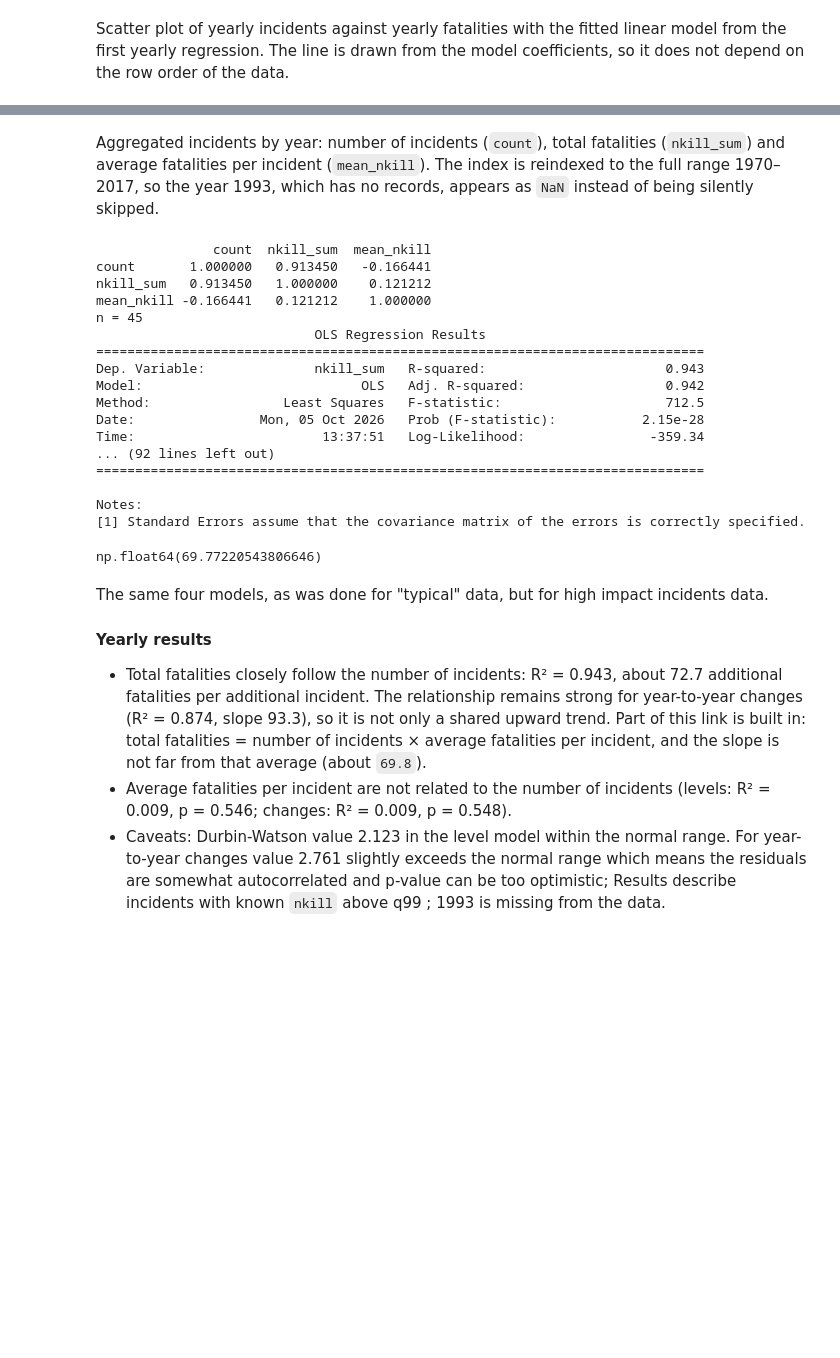
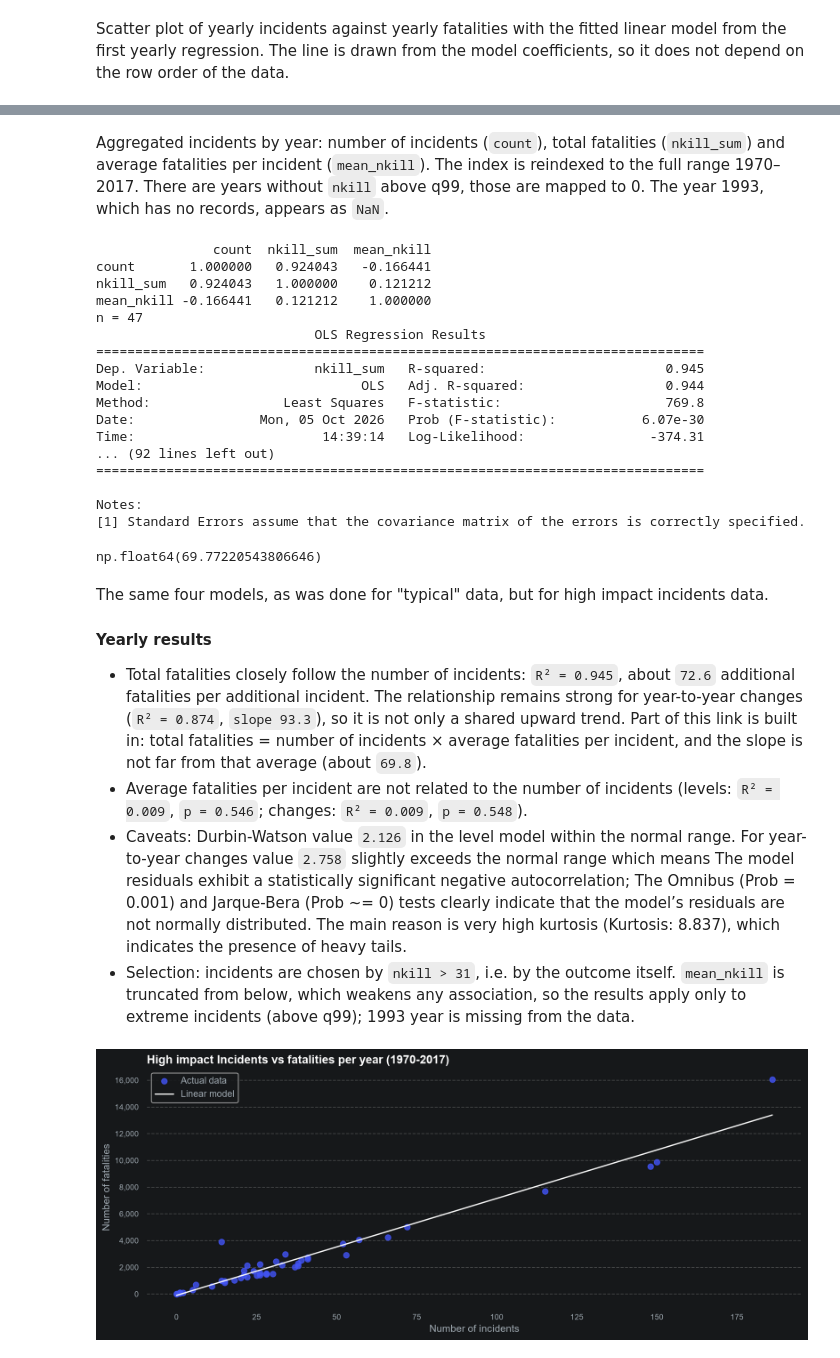
Before and after one commit to Olha-Kes/terrorism_hotspots, a Jupyter notebook: notebooks/eda_terrorism_hotspots.ipynb, the cells around one changed output, grey strips where cells are left out. Drawn from its saved outputs; the diff is of its cells as text; code cells hidden in the pictures; blank space fills up the shorter version.

Commit message:
Fix missed years for high_impact_incidents feature

```diff
--- a/notebooks/eda_terrorism_hotspots.ipynb
+++ b/notebooks/eda_terrorism_hotspots.ipynb
@@ -653,4 +653,13 @@ high_impact_incidents_yearly = (
     .agg(count=("nkill", "size"), nkill_sum=("nkill", "sum"))
     .reindex(range(1970, 2018))
 )
+
+no_data_years = high_impact_incidents_yearly.index.difference(df_clean["iyear"].unique())
+zero_incidents_years = high_impact_incidents_yearly.index[
+    high_impact_incidents_yearly["count"].isna()
+    & ~high_impact_incidents_yearly.index.isin(no_data_years)
+]
+high_impact_incidents_yearly.loc[zero_incidents_years, ["count", "nkill_sum"]] = 0
+print(high_impact_incidents_yearly.isna().sum())
+
 high_impact_incidents_yearly["mean_nkill"] = high_impact_incidents_yearly["nkill_sum"] / high_impact_incidents_yearly["count"]
@@ -657,5 +670,5 @@ high_impact_incidents_yearly["mean_nkill"] = high_impact_incidents_yearly["nkill
 # %% [markdown]
-Aggregated incidents by year: number of incidents (`count`), total fatalities (`nkill_sum`) and average fatalities per incident (`mean_nkill`). The index is reindexed to the full range 1970–2017, so the year 1993, which has no records, appears as `NaN` instead of being silently skipped.
+Aggregated incidents by year: number of incidents (`count`), total fatalities (`nkill_sum`) and average fatalities per incident (`mean_nkill`). The index is reindexed to the full range 1970–2017. There are years without `nkill` above q99, those are mapped to 0. The year 1993, which has no records, appears as `NaN`.
 # %%
 print(high_impact_incidents_yearly[["count", "nkill_sum", "mean_nkill"]].corr(method="spearman"))
 
@@ -666,17 +679,17 @@ outliers_res_year_mean_diff = fit_ols(high_impact_incidents_yearly.diff(), "mean
 high_impact_incidents["nkill"].mean()
 # %% [output]
                count  nkill_sum  mean_nkill
-count       1.000000   0.913450   -0.166441
-nkill_sum   0.913450   1.000000    0.121212
+count       1.000000   0.924043   -0.166441
+nkill_sum   0.924043   1.000000    0.121212
 mean_nkill -0.166441   0.121212    1.000000
-n = 45
+n = 47
                             OLS Regression Results
 ==============================================================================
-Dep. Variable:              nkill_sum   R-squared:                       0.943
-Model:                            OLS   Adj. R-squared:                  0.942
-Method:                 Least Squares   F-statistic:                     712.5
-Date:                Mon, 05 Oct 2026   Prob (F-statistic):           2.15e-28
-Time:                        13:37:51   Log-Likelihood:                -359.34
+Dep. Variable:              nkill_sum   R-squared:                       0.945
+Model:                            OLS   Adj. R-squared:                  0.944
+Method:                 Least Squares   F-statistic:                     769.8
+Date:                Mon, 05 Oct 2026   Prob (F-statistic):           6.07e-30
+Time:                        14:39:14   Log-Likelihood:                -374.31
 ... (92 lines left out)
 ==============================================================================
 
@@ -686,9 +699,29 @@ np.float64(69.77220543806646)
 # %% [markdown]
 The same four models, as was done for "typical" data, but for high impact incidents data.
 #### Yearly results
-- Total fatalities closely follow the number of incidents: R² = 0.943, about 72.7 additional fatalities per additional incident. The relationship remains strong for year-to-year changes (R² = 0.874, slope 93.3), so it is not only a shared upward trend.
+- Total fatalities closely follow the number of incidents: `R² = 0.945`, about `72.6`  additional fatalities per additional incident. The relationship remains strong for year-to-year changes (`R² = 0.874`, `slope 93.3`), so it is not only a shared upward trend.
 Part of this link is built in: total fatalities = number of incidents × average fatalities per incident, and the slope is not far from that average (about `69.8`).
-- Average fatalities per incident are not related to the number of incidents (levels: R² = 0.009, p = 0.546; changes: R² = 0.009, p = 0.548).
-- Caveats: Durbin-Watson value 2.123 in the level model within the normal range. For year-to-year changes value 2.761 slightly exceeds the normal range which means the residuals are somewhat autocorrelated and p-value сan be too optimistic; Results describe incidents with known `nkill` above q99 ; 1993 is missing from the data.
+- Average fatalities per incident are not related to the number of incidents (levels: `R² = 0.009`, `p = 0.546`; changes: `R² = 0.009`, `p = 0.548`).
+- Caveats: Durbin-Watson value `2.126` in the level model within the normal range. For year-to-year changes value `2.758` slightly exceeds the normal range which means The model residuals exhibit a statistically significant negative autocorrelation; The Omnibus (Prob = 0.001) and Jarque-Bera (Prob ~= 0) tests clearly indicate that the model’s residuals are not normally distributed. The main reason is very high kurtosis (Kurtosis: 8.837), which indicates the presence of heavy tails.
+- Selection: incidents are chosen by `nkill > 31`, i.e. by the outcome itself. `mean_nkill` is truncated from below, which weakens any association, so the results apply only to extreme incidents (above q99); 1993 year is missing from the data.
+# %%
+df = high_impact_incidents_yearly.dropna(subset=["count", "nkill_sum"])
+xs = np.linspace(df["count"].min(), df["count"].max(), 100)
+
+fig, ax = plt.subplots(figsize=(12, 5))
+ax.scatter(df["count"], df["nkill_sum"], alpha=0.8, s=45, label="Actual data")
+ax.plot(xs, outliers_res_year_sum.params["const"] + outliers_res_year_sum.params["count"] * xs,
+        color="#ffffff", label="Linear model")
+ax.set_xlabel("Number of incidents")
+ax.set_ylabel("Number of fatalities")
+ax.set_title("High impact Incidents vs fatalities per year (1970-2017)", loc="left", fontsize=14, fontweight="bold")
+ax.legend()
+fmt_axis(ax, axis="x")
+fmt_axis(ax, axis="y")
+plt.tight_layout()
+fig.savefig(output_dir / "Linear model.png", dpi=300)
+plt.show()
+# %% [output]
+[figure, added]
 # %% [markdown]
 ### Conclusion
```
Also changed, not shown: parts of 6 cells of this notebook, 1 other file.
